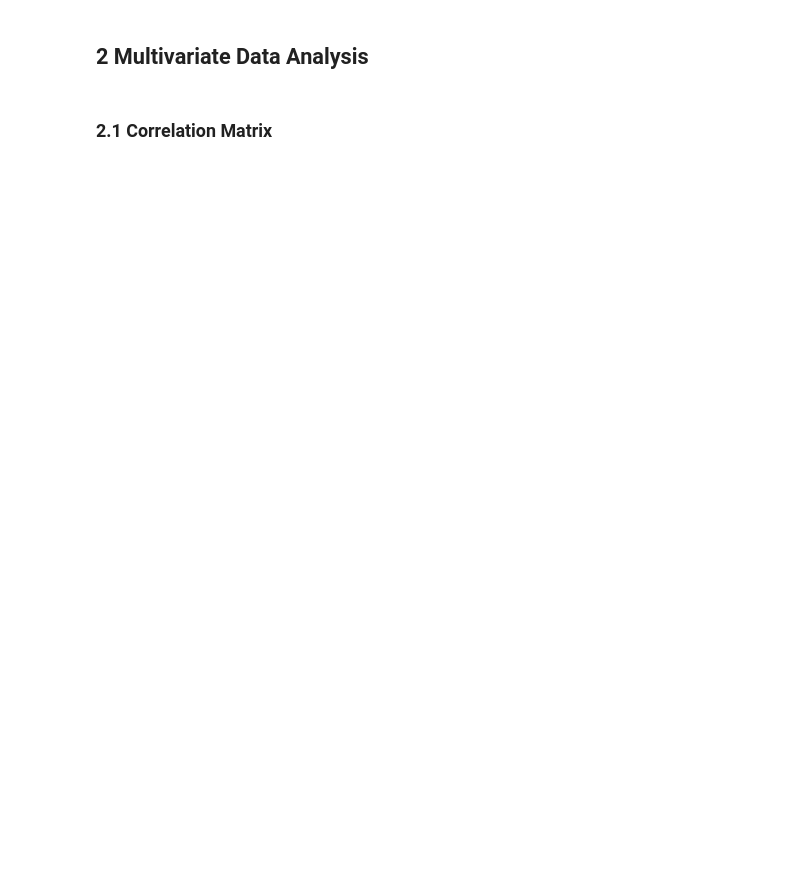
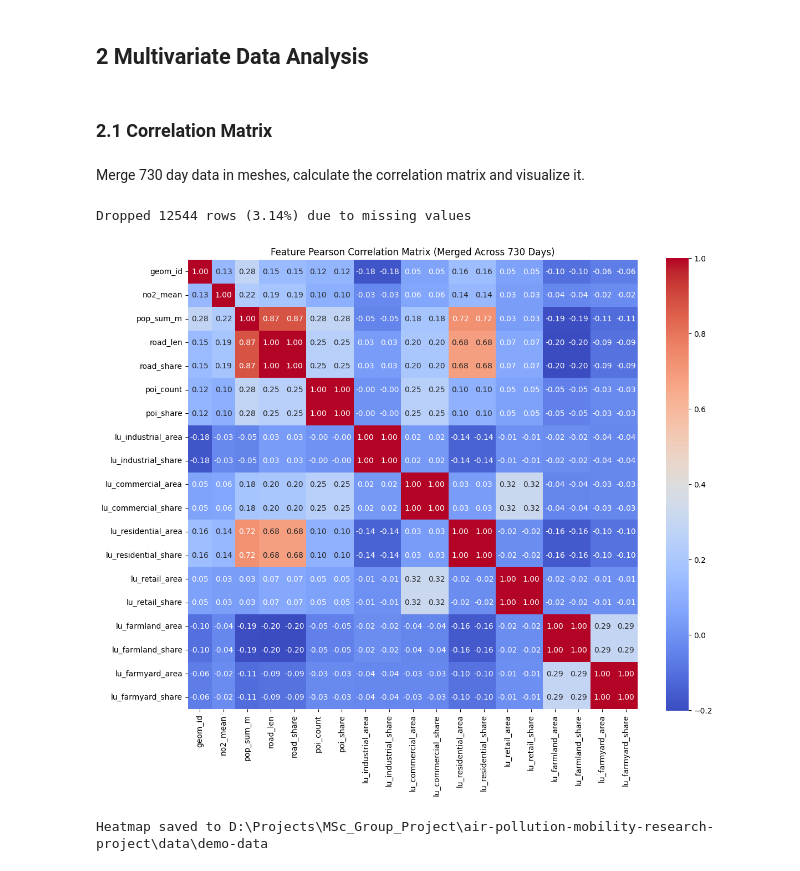
Before and after one commit to yixuan228/air-pollution-mobility-research-project, a Jupyter notebook: notebooks/3_exploratory_data_analysis.ipynb, the cells around one changed output. Drawn from its saved outputs; the diff is of its cells as text; code cells hidden in the pictures; blank space fills up the shorter version.

Commit message:
update git ignore, track demo-data folder; update EDA results, add corr matrix; update visualization.py

```diff
--- a/notebooks/3_exploratory_data_analysis.ipynb
+++ b/notebooks/3_exploratory_data_analysis.ipynb
@@ -412,3 +387,18 @@ plt.show()
 ## 2 Multivariate Data Analysis
 # %% [markdown]
 ### 2.1 Correlation Matrix
+# %% [markdown]
+Merge 730 day data in meshes, calculate the correlation matrix and visualize it.
+# %%
+gpkg_folder = DATA_PATH / "addis-mesh-data"
+output_path = DATA_PATH / "demo-data"
+
+plot_feature_correlation_heatmap(
+        data_folder=gpkg_folder,
+        output_path=output_path,
+        plot_name="Feature Pearson Correlation Matrix (Merged Across 730 Days)",
+)
+# %% [output]
+Dropped 12544 rows (3.14%) due to missing values
+[figure, added]
+Heatmap saved to D:\Projects\MSc_Group_Project\air-pollution-mobility-research-project\data\demo-data
```
Also changed, not shown: parts of 13 cells of this notebook, 15 other files.
